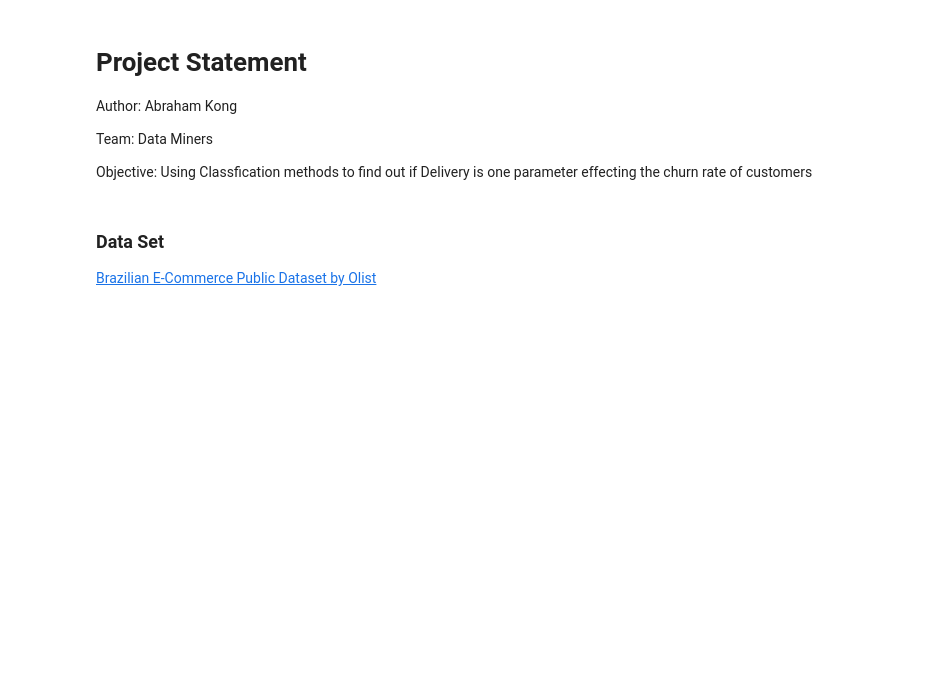
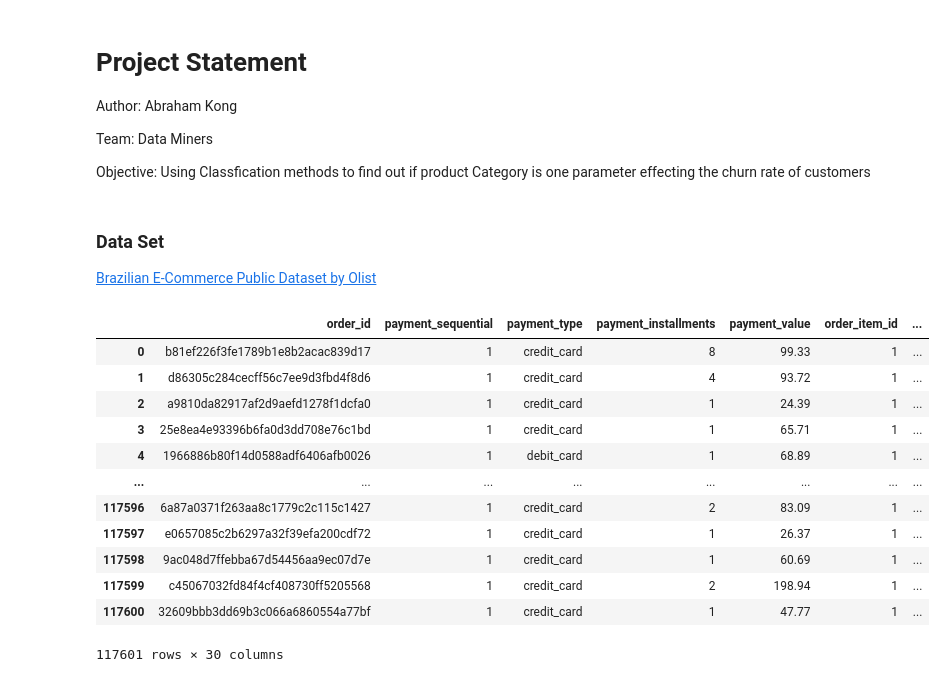
Before and after one commit to AbrahamKong/CMPE257-Decision_Tree, a Jupyter notebook: CMPE257_Decision_Tree.ipynb, the cells around one changed output. Saved outputs shown, nothing was run; the diff lists cells and outputs as text; code cells hidden in the pictures; blank space fills up the shorter version.

```diff
--- a/CMPE257_Decision_Tree.ipynb
+++ b/CMPE257_Decision_Tree.ipynb
@@ -8,7 +8,7 @@ Author: Abraham Kong
 Team: Data Miners
 
 Objective:
-Using Classfication methods to find out if Delivery is one parameter effecting the churn rate of customers
+Using Classfication methods to find out if product Category is one parameter effecting the churn rate of customers
 # %% [markdown]
 ### Data Set
 
@@ -43,0 +43,22 @@ geolocations = pd.read_csv('/content/olist_geolocation_dataset.csv')
+# %%
+# Merge all the Data into one dataframe
+
+df1 = order_payments.merge(order_items, on="order_id")
+df2 = df1.merge(orders, on="order_id")
+df3 = df2.merge(customers, on="customer_id")
+df = df3.merge(products, on='product_id')
+df
+# %% [output]
+|  | order_id | payment_sequential | payment_type | payment_installments | payment_value | order_item_id | ... |
+| 0 | b81ef226f3fe1789b1e8b2acac839d17 | 1 | credit_card | 8 | 99.33 | 1 | ... |
+| 1 | d86305c284cecff56c7ee9d3fbd4f8d6 | 1 | credit_card | 4 | 93.72 | 1 | ... |
+| 2 | a9810da82917af2d9aefd1278f1dcfa0 | 1 | credit_card | 1 | 24.39 | 1 | ... |
+| 3 | 25e8ea4e93396b6fa0d3dd708e76c1bd | 1 | credit_card | 1 | 65.71 | 1 | ... |
+| 4 | 1966886b80f14d0588adf6406afb0026 | 1 | debit_card | 1 | 68.89 | 1 | ... |
+| ... | ... | ... | ... | ... | ... | ... | ... |
+| 117596 | 6a87a0371f263aa8c1779c2c115c1427 | 1 | credit_card | 2 | 83.09 | 1 | ... |
+| 117597 | e0657085c2b6297a32f39efa200cdf72 | 1 | credit_card | 1 | 26.37 | 1 | ... |
+| 117598 | 9ac048d7ffebba67d54456aa9ec07d7e | 1 | credit_card | 1 | 60.69 | 1 | ... |
+| 117599 | c45067032fd84f4cf408730ff5205568 | 1 | credit_card | 2 | 198.94 | 1 | ... |
+| 117600 | 32609bbb3dd69b3c066a6860554a77bf | 1 | credit_card | 1 | 47.77 | 1 | ... |
+117601 rows × 30 columns
```
Also changed, not shown: parts of 14 cells of this notebook.
